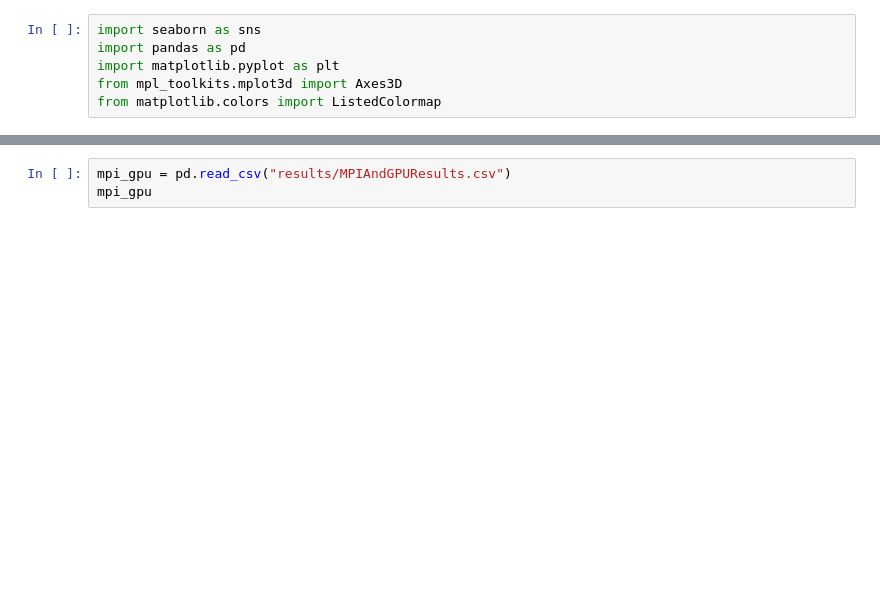
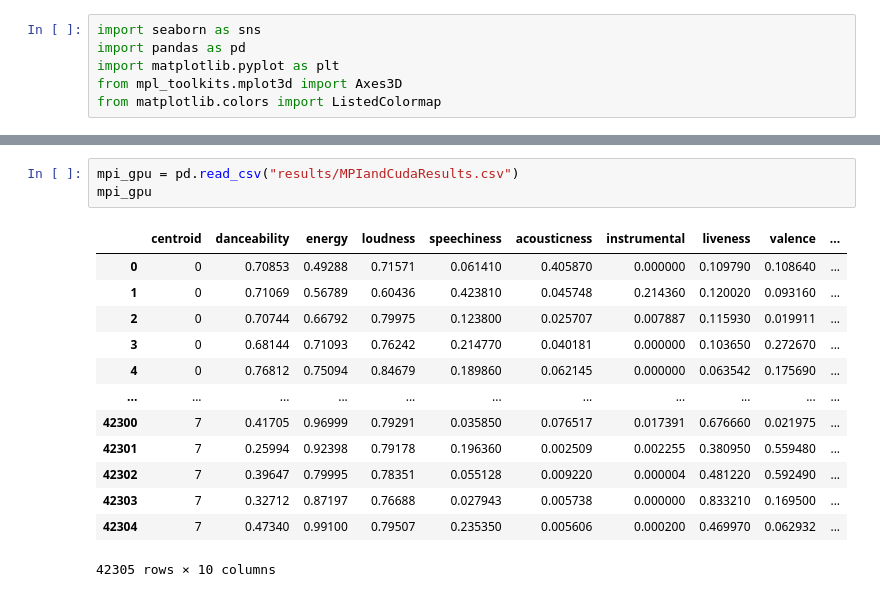
Before and after one commit to carter-bailey/cs5030-project, a Jupyter notebook: visualize.ipynb, the cells around one changed output, grey strips where cells are left out. Cells and saved outputs as stored; diff of their text form; blank space fills up the shorter version.

```diff
--- a/visualize.ipynb
+++ b/visualize.ipynb
@@ -151,6 +168,20 @@ plt.legend(*sc.legend_elements(), bbox_to_anchor=(1.05, 1), loc=2)
 # %%
-mpi_gpu = pd.read_csv("results/MPIAndGPUResults.csv")
+mpi_gpu = pd.read_csv("results/MPIandCudaResults.csv")
 mpi_gpu
+# %% [output]
+|  | centroid | danceability | energy | loudness | speechiness | acousticness | instrumental | liveness | valence | ... |
+| 0 | 0 | 0.70853 | 0.49288 | 0.71571 | 0.061410 | 0.405870 | 0.000000 | 0.109790 | 0.108640 | ... |
+| 1 | 0 | 0.71069 | 0.56789 | 0.60436 | 0.423810 | 0.045748 | 0.214360 | 0.120020 | 0.093160 | ... |
+| 2 | 0 | 0.70744 | 0.66792 | 0.79975 | 0.123800 | 0.025707 | 0.007887 | 0.115930 | 0.019911 | ... |
+| 3 | 0 | 0.68144 | 0.71093 | 0.76242 | 0.214770 | 0.040181 | 0.000000 | 0.103650 | 0.272670 | ... |
+| 4 | 0 | 0.76812 | 0.75094 | 0.84679 | 0.189860 | 0.062145 | 0.000000 | 0.063542 | 0.175690 | ... |
+| ... | ... | ... | ... | ... | ... | ... | ... | ... | ... | ... |
+| 42300 | 7 | 0.41705 | 0.96999 | 0.79291 | 0.035850 | 0.076517 | 0.017391 | 0.676660 | 0.021975 | ... |
+| 42301 | 7 | 0.25994 | 0.92398 | 0.79178 | 0.196360 | 0.002509 | 0.002255 | 0.380950 | 0.559480 | ... |
+| 42302 | 7 | 0.39647 | 0.79995 | 0.78351 | 0.055128 | 0.009220 | 0.000004 | 0.481220 | 0.592490 | ... |
+| 42303 | 7 | 0.32712 | 0.87197 | 0.76688 | 0.027943 | 0.005738 | 0.000000 | 0.833210 | 0.169500 | ... |
+| 42304 | 7 | 0.47340 | 0.99100 | 0.79507 | 0.235350 | 0.005606 | 0.000200 | 0.469970 | 0.062932 | ... |
+42305 rows × 10 columns
 # %%
 # axes instance
 fig = plt.figure(figsize=(6,6))
```
Also changed, not shown: parts of 9 cells of this notebook, 8 other files.
